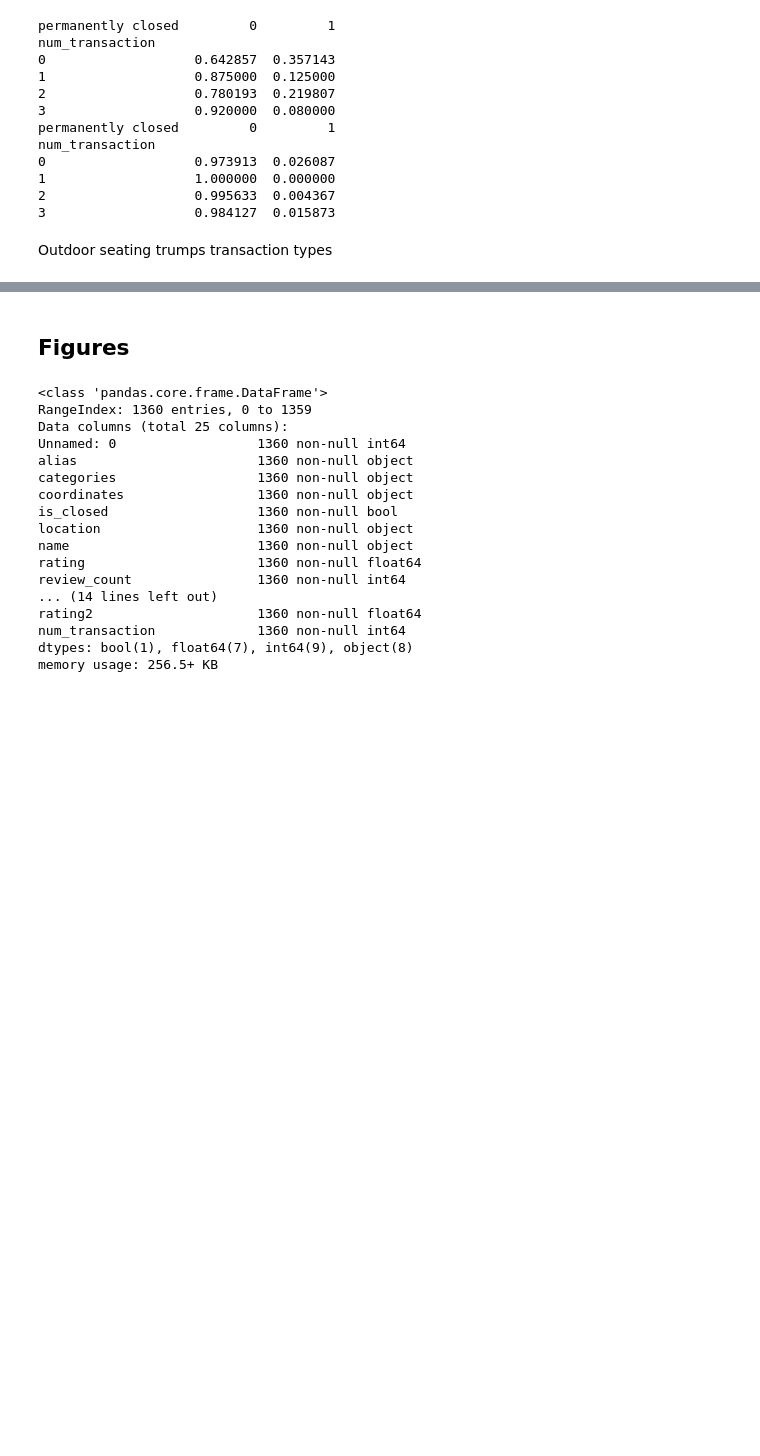
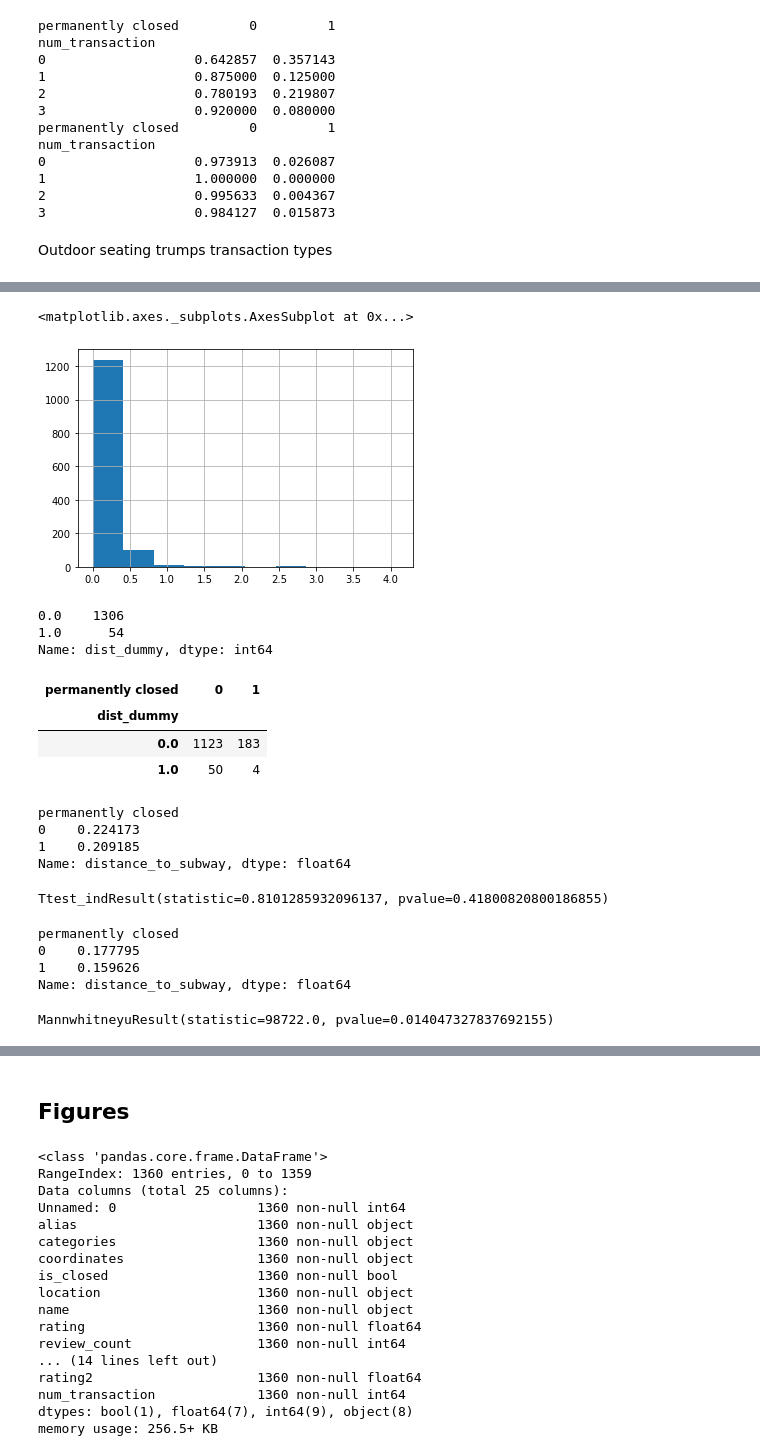
Before and after one commit to bagnine/nyc_restaurant_project, a Jupyter notebook: Univariable & bivariable analysis.ipynb, the cells around one changed output, grey strips where cells are left out. Drawn from its saved outputs; the diff is of its cells as text; code cells hidden in the pictures; blank space fills up the shorter version.

Commit message:
created bivar graphs for presentation

```diff
--- a/Univariable & bivariable analysis.ipynb
+++ b/Univariable & bivariable analysis.ipynb
@@ -756,0 +773,5 @@ Outdoor seating trumps transaction types
+# %%
+df['distance_to_subway'].hist()
+# %% [output]
+<matplotlib.axes._subplots.AxesSubplot at 0x...>
+[figure, added]
@@ -756,0 +781,39 @@ Outdoor seating trumps transaction types
+# %%
+df['dist_dummy'].value_counts()
+# %% [output]
+0.0    1306
+1.0      54
+Name: dist_dummy, dtype: int64
+# %%
+pd.crosstab(df['dist_dummy'],df['permanently closed'])
+# %% [output]
+| permanently closed | 0 | 1 |
+| dist_dummy |  |  |
+| 0.0 | 1123 | 183 |
+| 1.0 | 50 | 4 |
+# %%
+a = df.loc[df['permanently closed'] == 0, 'distance_to_subway']
+b = df.loc[df['permanently closed'] == 1, 'distance_to_subway']
+
+print(df.groupby(df['permanently closed'])['distance_to_subway'].mean())
+
+sp.ttest_ind(a,b)
+# %% [output]
+permanently closed
+0    0.224173
+1    0.209185
+Name: distance_to_subway, dtype: float64
+Ttest_indResult(statistic=0.8101285932096137, pvalue=0.41800820800186855)
+# %%
+a = df.loc[df['permanently closed'] == 0, 'distance_to_subway']
+b = df.loc[df['permanently closed'] == 1, 'distance_to_subway']
+
+print(df.groupby(df['permanently closed'])['distance_to_subway'].median())
+
+sp.mannwhitneyu(a,b)
+# %% [output]
+permanently closed
+0    0.177795
+1    0.159626
+Name: distance_to_subway, dtype: float64
+MannwhitneyuResult(statistic=98722.0, pvalue=0.014047327837692155)
```
Also changed, not shown: parts of 30 cells of this notebook, 4 other files.
